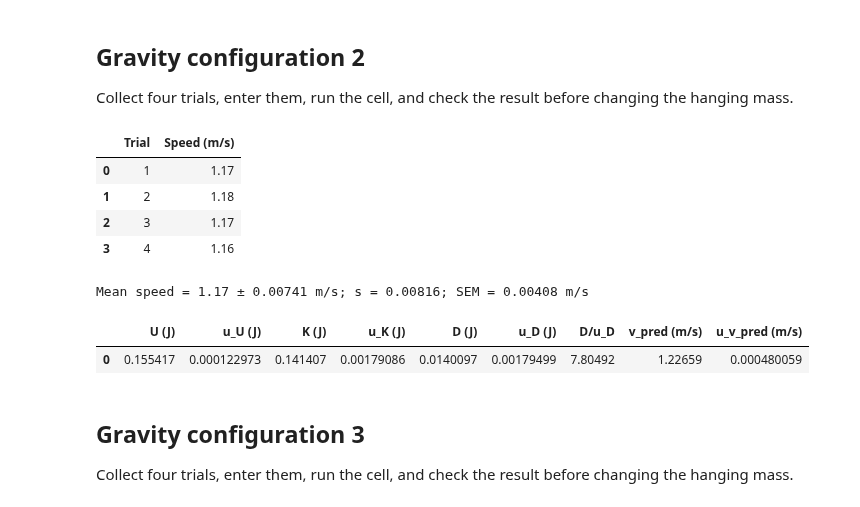
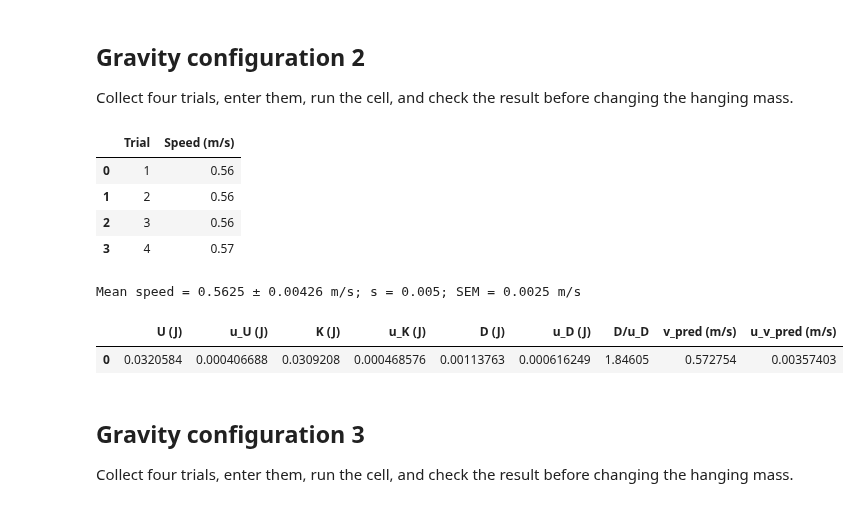
Before and after one commit to JacobRojas25/Phys201L, a Jupyter notebook: labs/Lab05_Air_Track_Conservation_of_Energy/Lab05_Air_Track_Conservation_of_Energy.ipynb, the cells around one changed output. Saved outputs shown, nothing was run; the diff lists cells and outputs as text; code cells hidden in the pictures.

```diff
--- a/labs/Lab05_Air_Track_Conservation_of_Energy/Lab05_Air_Track_Conservation_of_Energy.ipynb
+++ b/labs/Lab05_Air_Track_Conservation_of_Energy/Lab05_Air_Track_Conservation_of_Energy.ipynb
@@ -258,24 +256,24 @@ Mean speed = 0.98 ± 0.00668 m/s; s = 0.00816; SEM = 0.00408 m/s
 Collect four trials, enter them, run the cell, and check the result before changing the hanging mass.
 # %%
 # REPLACE every example with measurements for configuration 2.
-m_cart = 0.18995      # kg; all moving cart attachments included
+m_cart = 0.190570      # kg; all moving cart attachments included
 u_m_cart = 0.000005   # kg
-m_hang = 0.01665        # kg; hanger + all added masses
-u_m_hang = 0.000005   # kg
-h = 0.952              # m; drop from release to gate measurement position
-u_h = 0.0005         # m
-speeds = [1.17, 1.18, 1.17, 1.16]         # m/s; preserve trial order
+m_hang = 0.00488        # kg; hanger + all added masses
+u_m_hang = 0.00005   # kg
+h = 0.67              # m; drop from release to gate measurement position
+u_h = 0.005         # m
+speeds = [0.56, 0.56, 0.56, 0.57]         # m/s; preserve trial order
 gravity_2 = gravity_run(m_cart, u_m_cart, m_hang, u_m_hang, h, u_h, speeds)
 show_result(gravity_2)
 # %% [output]
 |  | Trial | Speed (m/s) |
-| 0 | 1 | 1.17 |
-| 1 | 2 | 1.18 |
-| 2 | 3 | 1.17 |
-| 3 | 4 | 1.16 |
+| 0 | 1 | 0.56 |
+| 1 | 2 | 0.56 |
+| 2 | 3 | 0.56 |
+| 3 | 4 | 0.57 |
-Mean speed = 1.17 ± 0.00741 m/s; s = 0.00816; SEM = 0.00408 m/s
+Mean speed = 0.5625 ± 0.00426 m/s; s = 0.005; SEM = 0.0025 m/s
 |  | U (J) | u_U (J) | K (J) | u_K (J) | D (J) | u_D (J) | D/u_D | v_pred (m/s) | u_v_pred (m/s) |
-| 0 | 0.155417 | 0.000122973 | 0.141407 | 0.00179086 | 0.0140097 | 0.00179499 | 7.80492 | 1.22659 | 0.000480059 |
+| 0 | 0.0320584 | 0.000406688 | 0.0309208 | 0.000468576 | 0.00113763 | 0.000616249 | 1.84605 | 0.572754 | 0.00357403 |
 # %% [markdown]
 ## Gravity configuration 3
 Collect four trials, enter them, run the cell, and check the result before changing the hanging mass.
```
Also changed, not shown: parts of 7 cells of this notebook.
